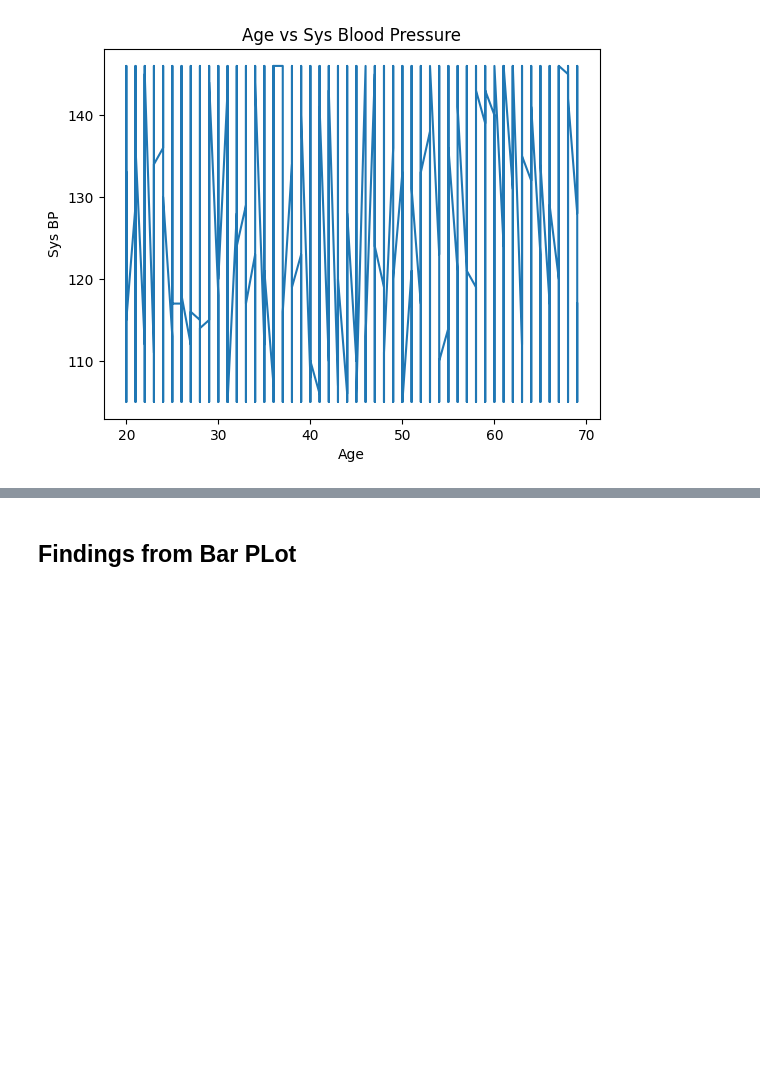
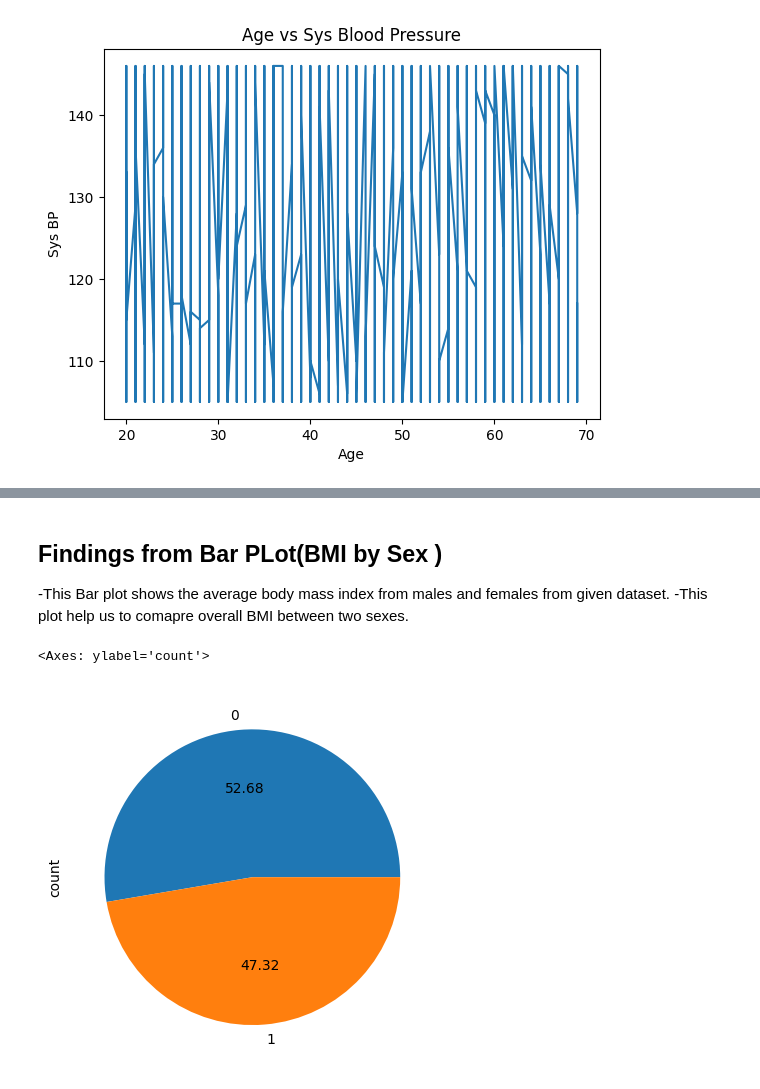
Before and after one commit to AaryanThapa/FOD_Project, a Jupyter notebook: asssignment.ipynb, the cells around one changed output, grey strips where cells are left out. Drawn from its saved outputs; the diff is of its cells as text; code cells hidden in the pictures; blank space fills up the shorter version.

```diff
--- a/asssignment.ipynb
+++ b/asssignment.ipynb
@@ -35,2 +33,9 @@ plt.show()
 # %% [markdown]
-## Findings from Bar PLot
+## Findings from Bar PLot(BMI by Sex )
+-This Bar plot shows the average body mass index from males and females from given dataset.
+-This plot help us to comapre overall BMI between two sexes.
+# %%
+df['indication'].value_counts().plot(kind='pie',autopct='%0.2f')
+# %% [output]
+<Axes: ylabel='count'>
+[figure, added]
```
Also changed, not shown: parts of 10 cells of this notebook.
